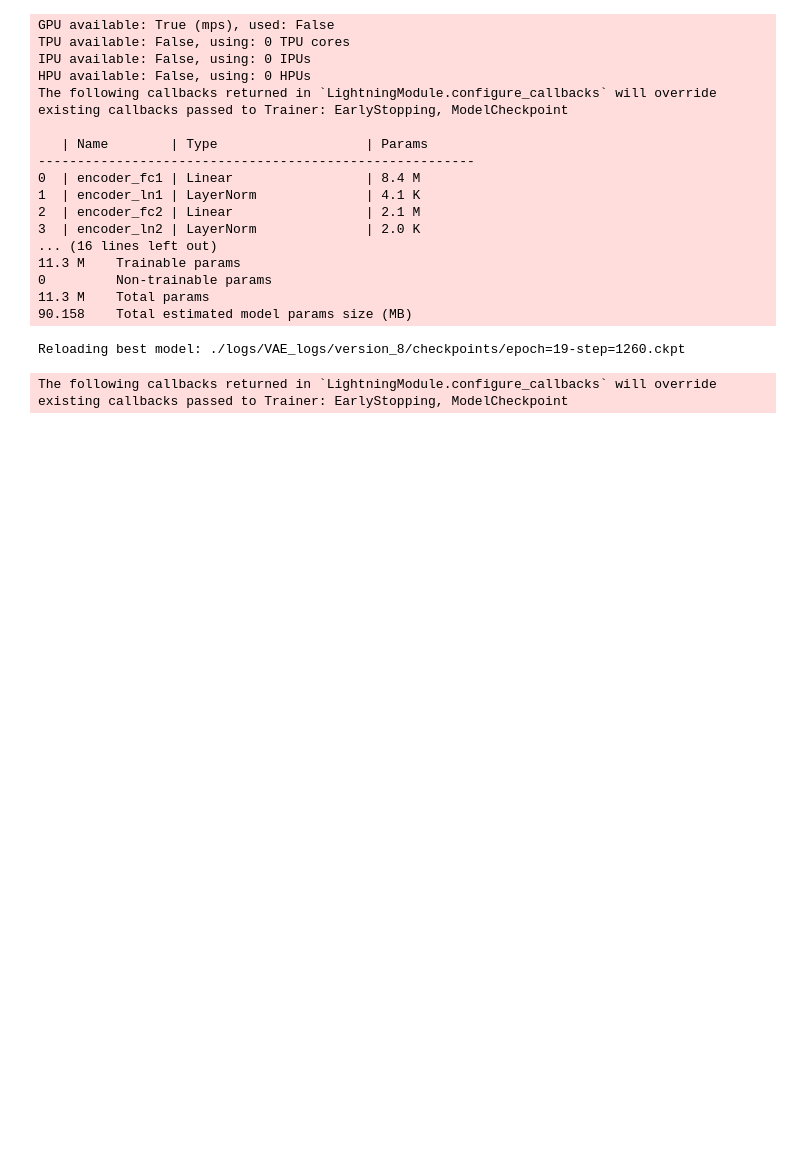
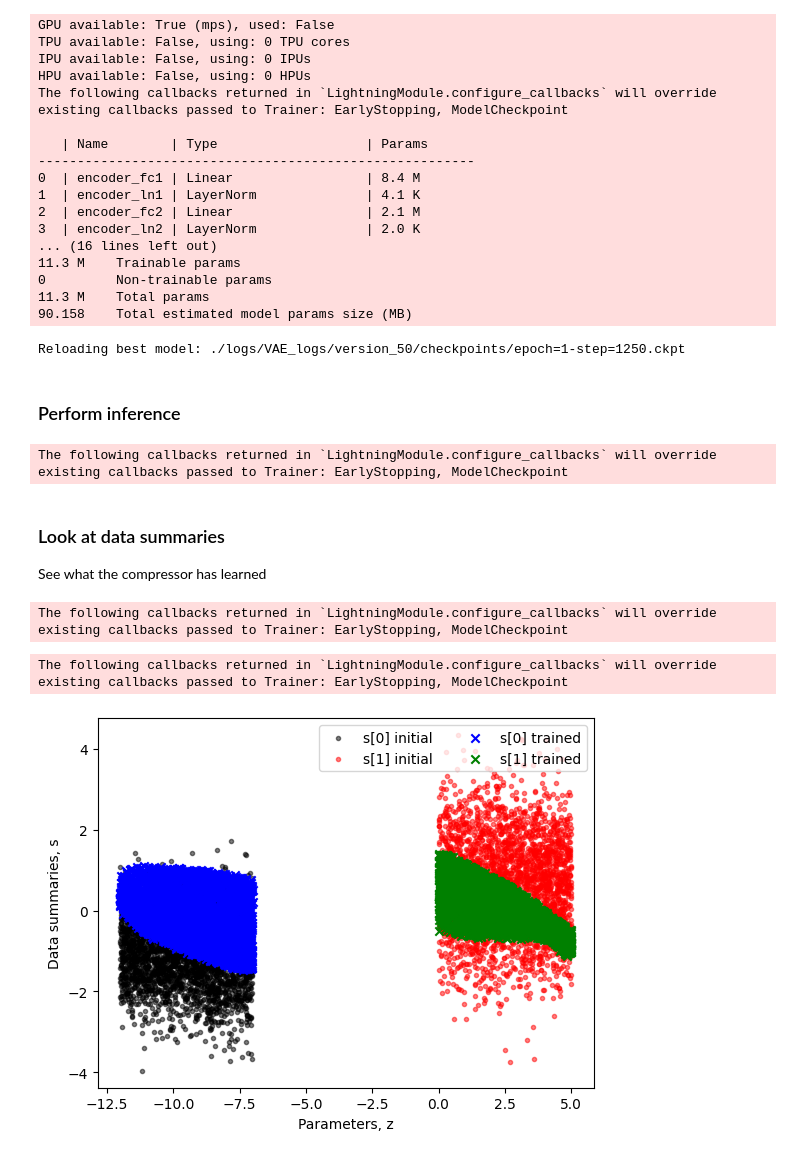
Before and after one commit to abbystokes/SBI_SGWB_DSMMA, a Jupyter notebook: Lexi/VAE_ParamEst.ipynb, the cells around one changed output. Saved outputs shown, nothing was run; the diff lists cells and outputs as text; code cells hidden in the pictures; blank space fills up the shorter version.

```diff
--- a/Lexi/VAE_ParamEst.ipynb
+++ b/Lexi/VAE_ParamEst.ipynb
@@ -190,7 +199,7 @@ checkpoint_callback = ModelCheckpoint(monitor='val_loss', dirpath='./logs/', fil
 logger = pl_loggers.TensorBoardLogger(save_dir='./logs/', name='VAE_logs', version=None)
 
 trainer = swyft.SwyftTrainer(accelerator = 'cpu', auto_lr_find=True, logger=logger, callbacks=[lr_monitor, early_stopping_callback, checkpoint_callback], precision=64)
-network = VAE()
+network = Compressor()
 trainer.fit(network, dm)
 # %% [output]
 GPU available: True (mps), used: False
@@ -210,7 +219,9 @@ The following callbacks returned in `LightningModule.configure_callbacks` will o
 0         Non-trainable params
 11.3 M    Total params
 90.158    Total estimated model params size (MB)
-Reloading best model: ./logs/VAE_logs/version_8/checkpoints/epoch=19-step=1260.ckpt
+Reloading best model: ./logs/VAE_logs/version_50/checkpoints/epoch=1-step=1250.ckpt
+# %% [markdown]
+### Perform inference
 # %%
 # Define priors
 omega_prior = stats.uniform(-12, 5)  # Log-uniform distribution for omega
@@ -229,3 +242,32 @@ predictions = trainer.infer(network, obs, prior_samples)
 # %% [output]
 The following callbacks returned in `LightningModule.configure_callbacks` will override existing callbacks passed to Trainer: EarlyStopping, ModelCheckpoint
+# %% [markdown]
+### Look at data summaries
+
+See what the compressor has learned
+# %%
+
+pred_untrained = trainer.infer(Compressor(), samples[:3000], samples[:3000], return_sample_ratios = False, batch_size = 1)
+pred_trained = trainer.infer(network, samples[:3000], samples[:3000], return_sample_ratios = False, batch_size = 1)
+# %% [output]
+The following callbacks returned in `LightningModule.configure_callbacks` will override existing callbacks passed to Trainer: EarlyStopping, ModelCheckpoint
+The following callbacks returned in `LightningModule.configure_callbacks` will override existing callbacks passed to Trainer: EarlyStopping, ModelCheckpoint
+# %%
+Z = []; S = []
+for i in range(len(pred_untrained)):
+    s1 = pred_untrained[i][1][0].numpy()
+    z1 = pred_untrained[i][0].params.numpy()[0,:,0]
+    z2 = pred_trained[i][0].params.numpy()[0,:,0]
+    s2 = pred_trained[i][1][0].numpy()
+    Z.append([z1, z2]); S.append([s1, s2])
+Z = np.array(Z); S = np.array(S)
+plt.scatter(Z[:,0,0], S[:,0,0], color='k', label='s[0] initial', marker='.', alpha = 0.5);
+plt.scatter(Z[:,0,1], S[:,0,1], color='r', label='s[1] initial', marker='.', alpha = 0.5);
+plt.scatter(Z[:,1,0], S[:,1,0], color='b', label='s[0] trained', marker='x');
+plt.scatter(Z[:,1,1], S[:,1,1], color='g', label='s[1] trained', marker='x');
+plt.xlabel("Parameters, z");
+plt.ylabel("Data summaries, s")
+plt.legend(loc=1, ncol = 2);
+# %% [output]
+[figure, added]
 # %%
```
Also changed, not shown: parts of 15 cells of this notebook.
